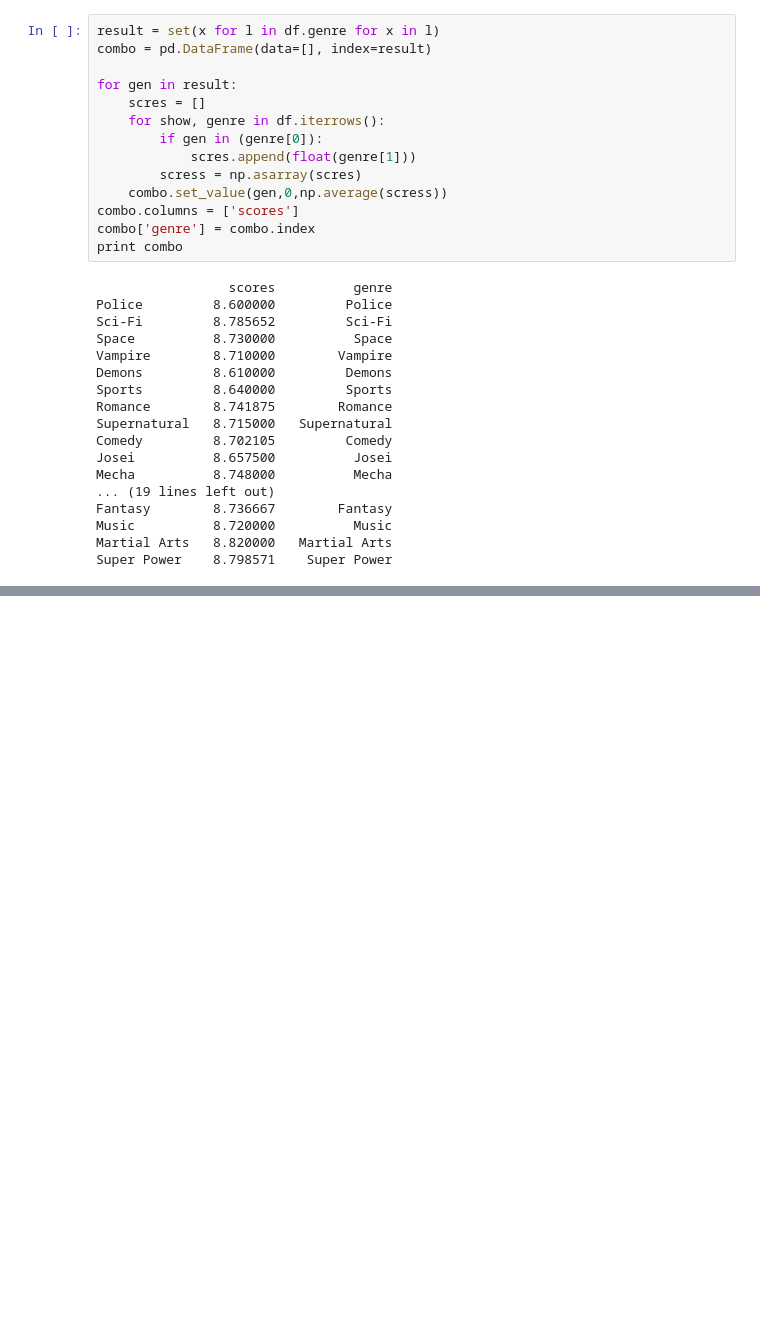
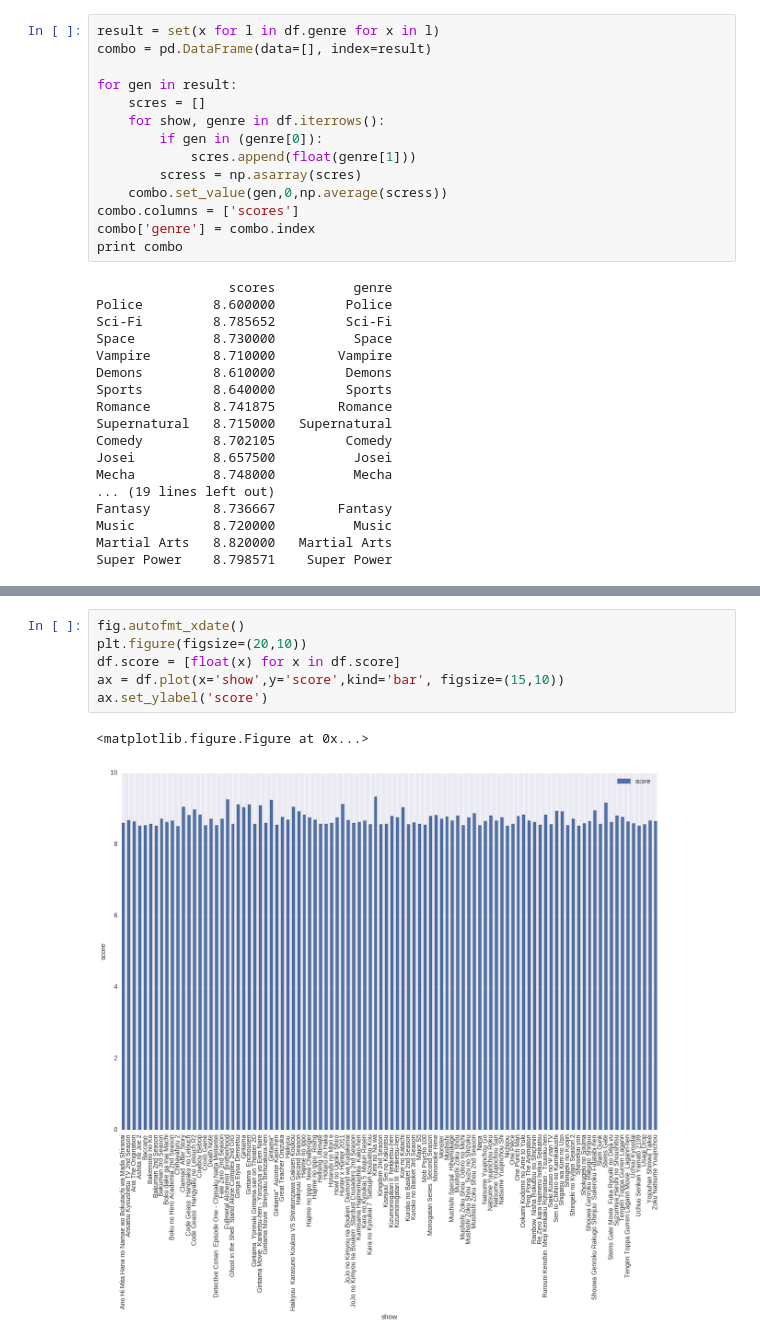
Before and after one commit to CalebWelch/anime_scores, a Jupyter notebook: Untitled.ipynb, the cells around one changed output, grey strips where cells are left out. Drawn from its saved outputs; the diff is of its cells as text; blank space fills up the shorter version.

```diff
--- a/Untitled.ipynb
+++ b/Untitled.ipynb
@@ -101,0 +107,9 @@ sb.distplot(combo.scores)
+# %%
+fig.autofmt_xdate()
+plt.figure(figsize=(20,10))
+df.score = [float(x) for x in df.score]
+ax = df.plot(x='show',y='score',kind='bar', figsize=(15,10))
+ax.set_ylabel('score')
+# %% [output]
+<matplotlib.figure.Figure at 0x...>
+[figure, added]
```
Also changed, not shown: parts of 2 cells of this notebook.
